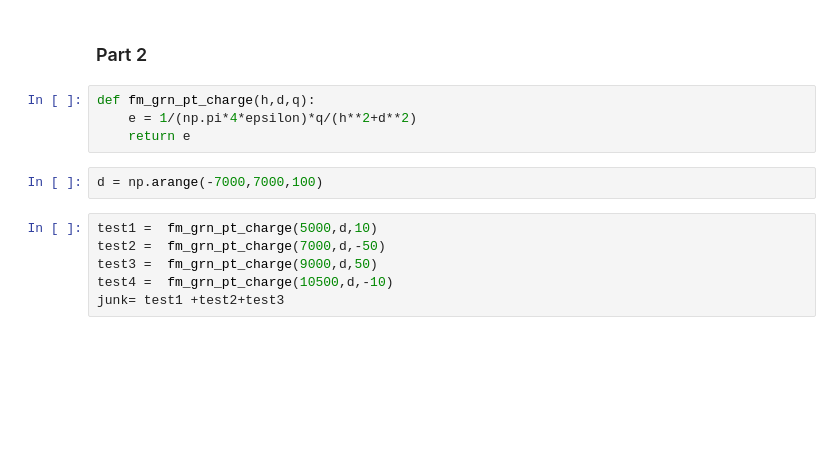
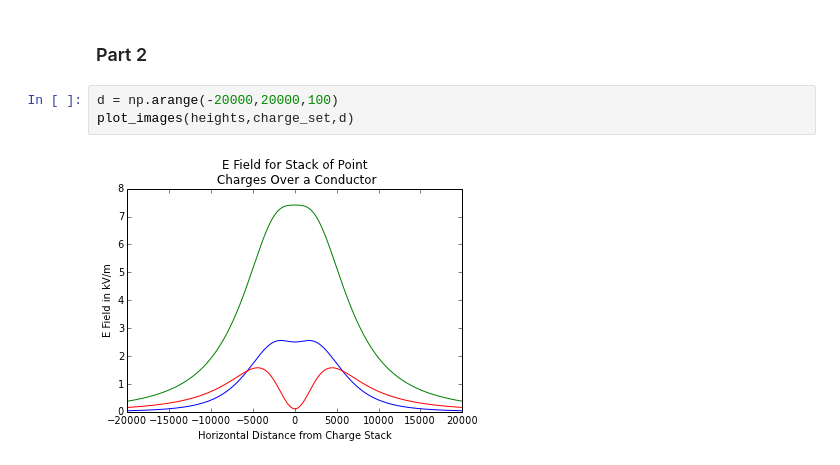
Before and after one commit to nhs36/HW2AtmoElec, a Jupyter notebook: AtmoElecHW2.ipynb, the cells around one changed output. Drawn from its saved outputs; the diff is of its cells as text; blank space fills up the shorter version.

```diff
--- a/AtmoElecHW2.ipynb
+++ b/AtmoElecHW2.ipynb
@@ -157,14 +117,7 @@ plot_cylinders(heights,thickness,radii,charge_set,z)
 # %% [markdown]
 ### Part 2
-# %%
-def fm_grn_pt_charge(h,d,q):
-    e = 1/(np.pi*4*epsilon)*q/(h**2+d**2)
-    return e
 # %%
-d = np.arange(-7000,7000,100)
+d = np.arange(-20000,20000,100)
+plot_images(heights,charge_set,d)
+# %% [output]
+[figure, added]
-# %%
-test1 =  fm_grn_pt_charge(5000,d,10)
-test2 =  fm_grn_pt_charge(7000,d,-50)
-test3 =  fm_grn_pt_charge(9000,d,50)
-test4 =  fm_grn_pt_charge(10500,d,-10)
-junk= test1 +test2+test3
```
Also changed, not shown: parts of 19 cells of this notebook.
